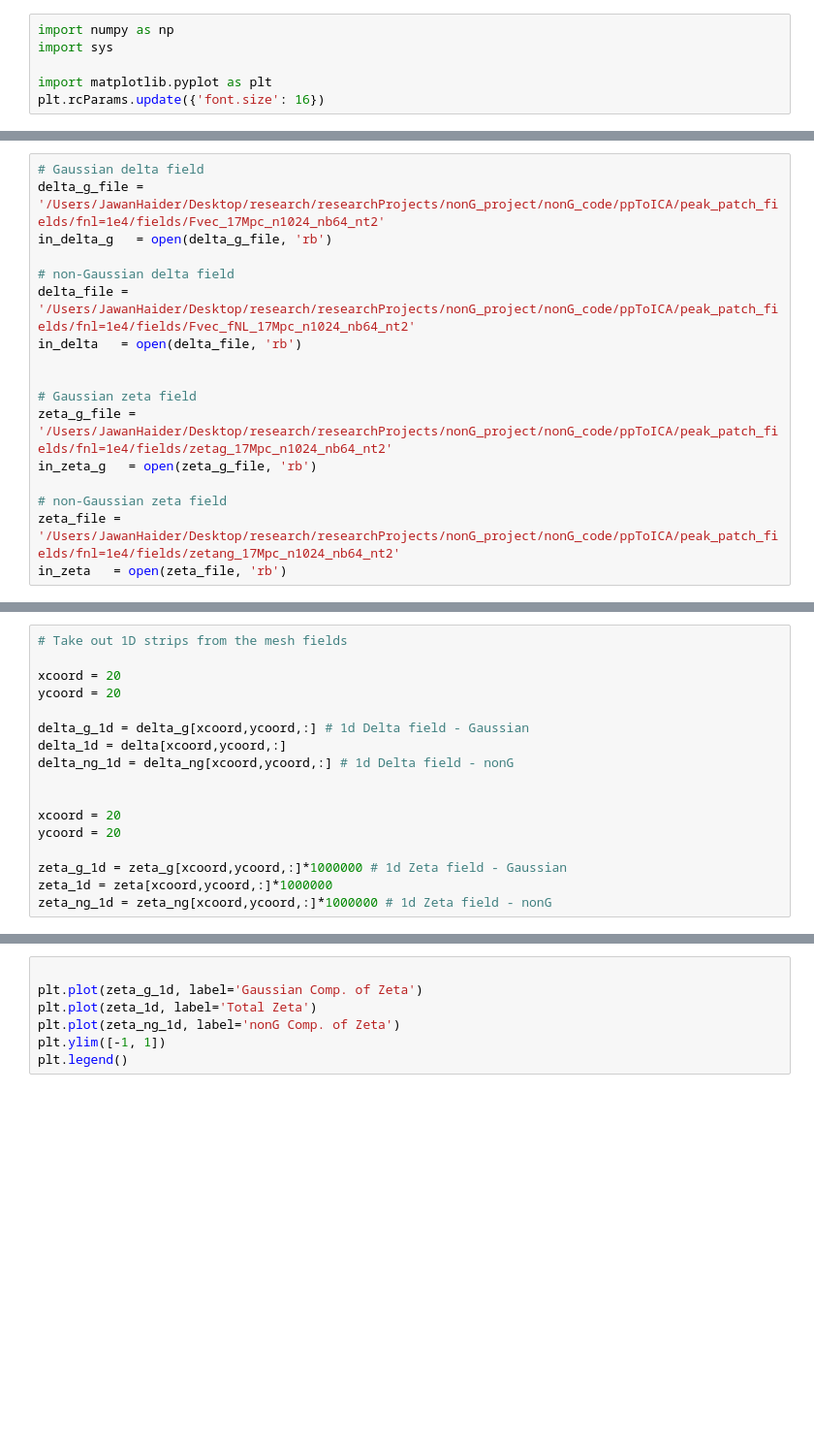
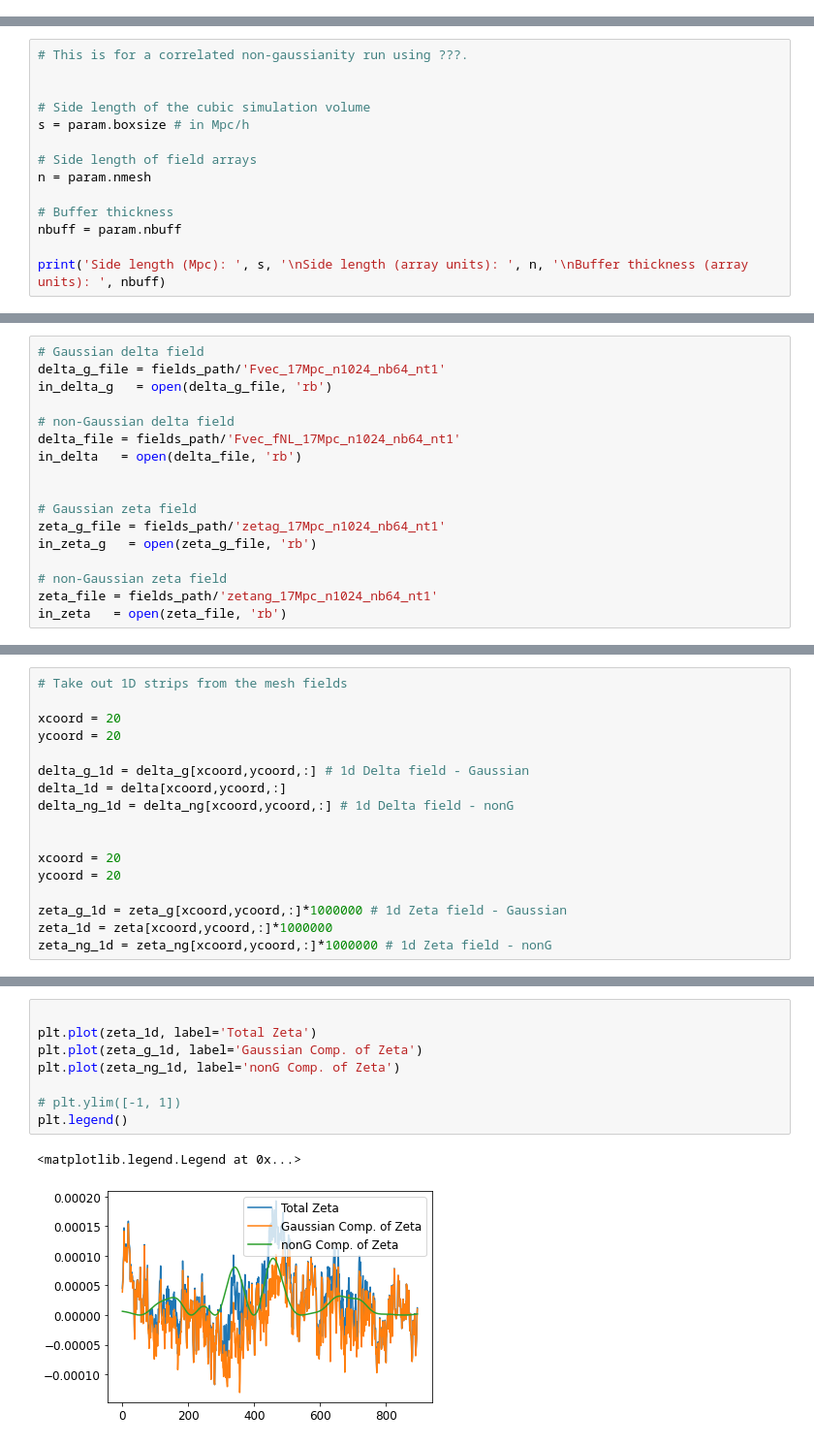
Before and after one commit to inthaider/png_ml_project, a Jupyter notebook: ppToICA/ica_peakPatch.ipynb, the cells around one changed output, grey strips where cells are left out. Shown at 97% size. Saved outputs shown, nothing was run; the diff lists cells and outputs as text; blank space fills up the shorter version.

Commit message:
Implemented prelim Py script to apply ICA on PkPatch initial fields.

```diff
--- a/ppToICA/ica_peakPatch.ipynb
+++ b/ppToICA/ica_peakPatch.ipynb
@@ -1,8 +1,2 @@
 # %% [markdown]
 # ICA on Peak Patch Fields
-# %%
-import numpy as np
-import sys
-
-import matplotlib.pyplot as plt
-plt.rcParams.update({'font.size': 16})
@@ -40,0 +88,14 @@ ModuleNotFoundError: No module named 'param_params'
+# %%
+# This is for a correlated non-gaussianity run using ???.
+
+
+# Side length of the cubic simulation volume
+s = param.boxsize # in Mpc/h
+
+# Side length of field arrays
+n = param.nmesh
+
+# Buffer thickness
+nbuff = param.nbuff
+
+print('Side length (Mpc): ', s, '\nSide length (array units): ', n, '\nBuffer thickness (array units): ', nbuff)
@@ -41,19 +106,19 @@ ModuleNotFoundError: No module named 'param_params'
 # %%
 # Gaussian delta field
-delta_g_file = '/Users/JawanHaider/Desktop/research/researchProjects/nonG_project/nonG_code/ppToICA/peak_patch_fields/fnl=1e4/fields/Fvec_17Mpc_n1024_nb64_nt2'
+delta_g_file = fields_path/'Fvec_17Mpc_n1024_nb64_nt1'
 in_delta_g   = open(delta_g_file, 'rb')
 
 # non-Gaussian delta field
-delta_file = '/Users/JawanHaider/Desktop/research/researchProjects/nonG_project/nonG_code/ppToICA/peak_patch_fields/fnl=1e4/fields/Fvec_fNL_17Mpc_n1024_nb64_nt2'
+delta_file = fields_path/'Fvec_fNL_17Mpc_n1024_nb64_nt1'
 in_delta   = open(delta_file, 'rb')
 
 
 # Gaussian zeta field
-zeta_g_file = '/Users/JawanHaider/Desktop/research/researchProjects/nonG_project/nonG_code/ppToICA/peak_patch_fields/fnl=1e4/fields/zetag_17Mpc_n1024_nb64_nt2'
+zeta_g_file = fields_path/'zetag_17Mpc_n1024_nb64_nt1'
 in_zeta_g   = open(zeta_g_file, 'rb')
 
 # non-Gaussian zeta field
-zeta_file = '/Users/JawanHaider/Desktop/research/researchProjects/nonG_project/nonG_code/ppToICA/peak_patch_fields/fnl=1e4/fields/zetang_17Mpc_n1024_nb64_nt2'
+zeta_file = fields_path/'zetang_17Mpc_n1024_nb64_nt1'
 in_zeta   = open(zeta_file, 'rb')
 # %%
 # Read in delta_g, reshape it into an nxnxn, and then trim off buffers
@@ -153,7 +220,11 @@ plt.legend()
 # %%
 
+plt.plot(zeta_1d, label='Total Zeta')
 plt.plot(zeta_g_1d, label='Gaussian Comp. of Zeta')
-plt.plot(zeta_1d, label='Total Zeta')
 plt.plot(zeta_ng_1d, label='nonG Comp. of Zeta')
-plt.ylim([-1, 1])
+
+# plt.ylim([-1, 1])
 plt.legend()
+# %% [output]
+<matplotlib.legend.Legend at 0x...>
+[figure, added]
```
Also changed, not shown: parts of 30 cells of this notebook, 4 other files.
